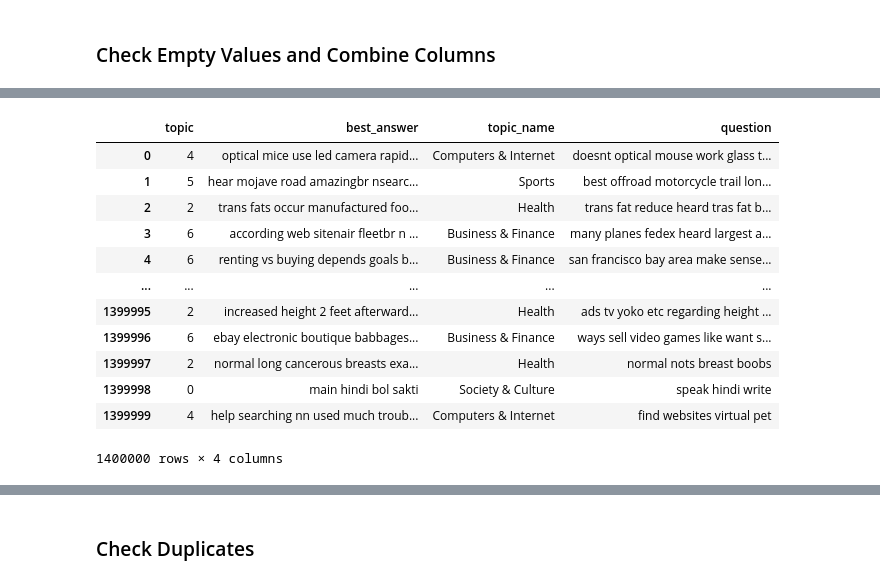
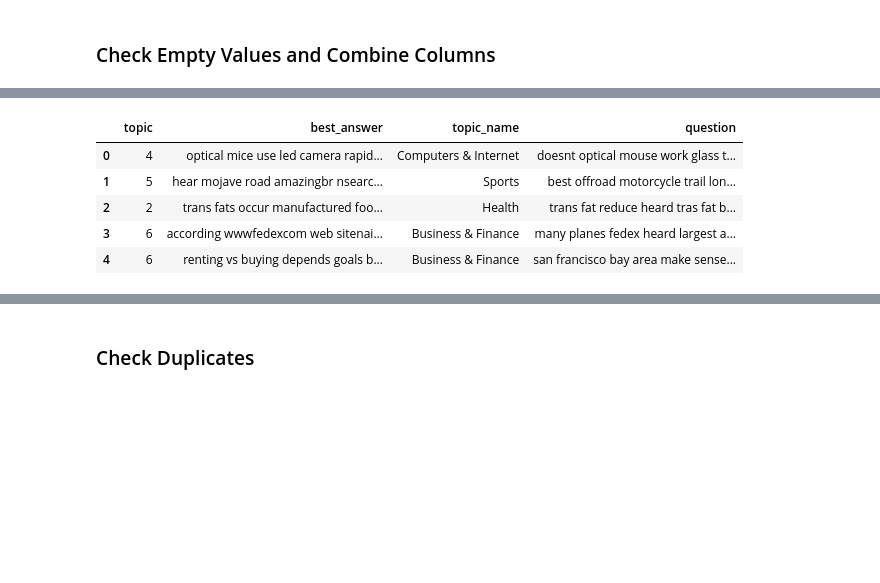
Before and after one commit to zikang-c/Yahoo-Answers-Topic-Classification, a Jupyter notebook: EDA.ipynb, the cells around one changed output, grey strips where cells are left out. Drawn from its saved outputs; the diff is of its cells as text; code cells hidden in the pictures; blank space fills up the shorter version.

Commit message:
keep URL, optimized text cleaning

```diff
--- a/EDA.ipynb
+++ b/EDA.ipynb
@@ -77,21 +30,2 @@ def batch_preprocess(texts, batch_size=20000):
-# %%
-train.question_title = batch_preprocess(train.question_title.values)
-train.question_content = batch_preprocess(train.question_content.values)
-train.best_answer = batch_preprocess(train.best_answer.values)
 # %% [markdown]
 ### Remove special characters and punctuations
-# %%
-punctuation = set(string.punctuation)
-# get rid of special characters
-alphabet = 'abcdefghijklmnopqrstuvwxyz0123456789 '
-stopwordsSet = set(stopwords.words("english"))
-
-def clean_text(content):
-    content = content.lower()
-    content = ''.join([c for c in content if c not in punctuation and c in alphabet])
-    content = ' '.join(w for w in content.split() if w not in stopwordsSet)
-    return content
-# %%
-train.question_title = train.question_title.apply(lambda x: clean_text(x))
-train.question_content = train.question_content.apply(lambda x: clean_text(x))
-train.best_answer = train.best_answer.apply(lambda x: clean_text(x))
@@ -98,3 +79,7 @@ train.best_answer = train.best_answer.apply(lambda x: clean_text(x))
+# %%
+train.question_title = batch_clean_texts(train.question_title.values)
+train.question_content = batch_clean_texts(train.question_content.values)
+train.best_answer = batch_clean_texts(train.best_answer.values)
 # %%
 # Example of website rows
 # pd.set_option('display.max_colwidth', None)
@@ -202,21 +204,14 @@ combine = train.copy()
 combine['question'] = combine['question_title'] + ' ' + combine['question_content']
 combine = combine.drop(columns=['question_title', 'question_content'])
 # %%
-combine
+combine.head()
 # %% [output]
 |  | topic | best_answer | topic_name | question |
 | 0 | 4 | optical mice use led camera rapid... | Computers & Internet | doesnt optical mouse work glass t... |
 | 1 | 5 | hear mojave road amazingbr nsearc... | Sports | best offroad motorcycle trail lon... |
 | 2 | 2 | trans fats occur manufactured foo... | Health | trans fat reduce heard tras fat b... |
-| 3 | 6 | according web sitenair fleetbr n ... | Business & Finance | many planes fedex heard largest a... |
+| 3 | 6 | according wwwfedexcom web sitenai... | Business & Finance | many planes fedex heard largest a... |
 | 4 | 6 | renting vs buying depends goals b... | Business & Finance | san francisco bay area make sense... |
-| ... | ... | ... | ... | ... |
-| 1399995 | 2 | increased height 2 feet afterward... | Health | ads tv yoko etc regarding height ... |
-| 1399996 | 6 | ebay electronic boutique babbages... | Business & Finance | ways sell video games like want s... |
-| 1399997 | 2 | normal long cancerous breasts exa... | Health | normal nots breast boobs |
-| 1399998 | 0 | main hindi bol sakti | Society & Culture | speak hindi write |
-| 1399999 | 4 | help searching nn used much troub... | Computers & Internet | find websites virtual pet |
-1400000 rows × 4 columns
 # %%
 combine.replace(r'^\s*$', pd.NA, regex=True, inplace=True)
 nan_counts = combine.isna().sum()
```
Also changed, not shown: parts of 20 cells of this notebook.
